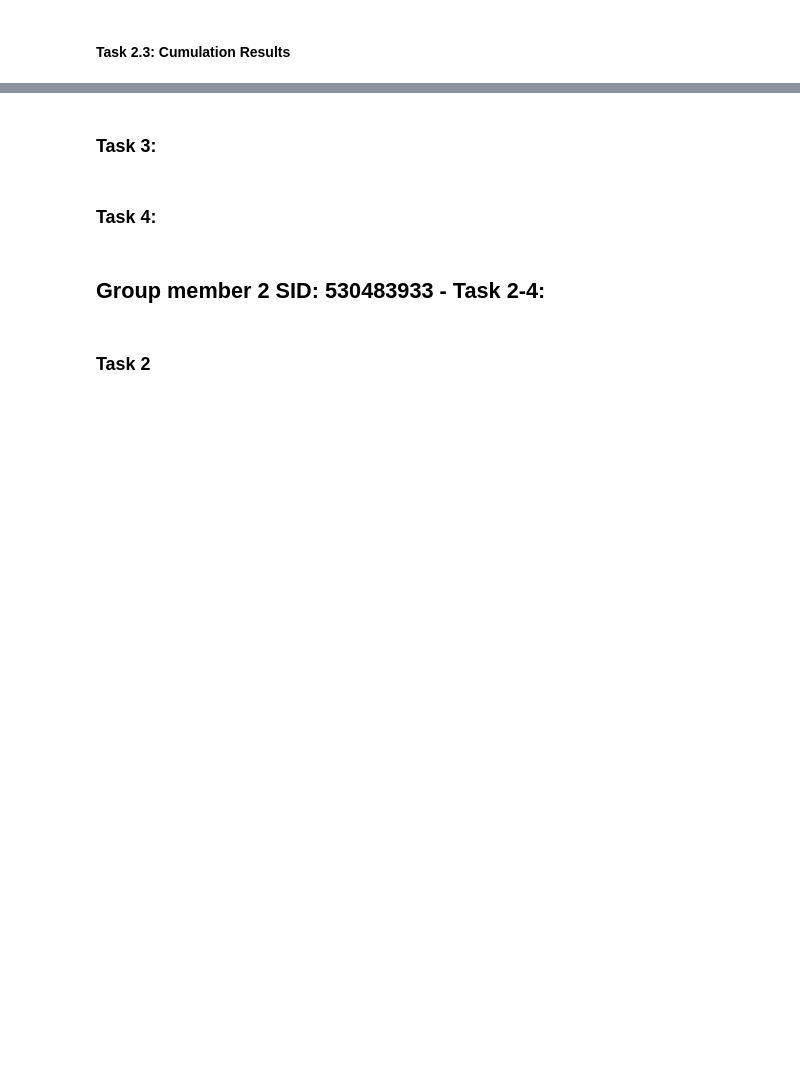
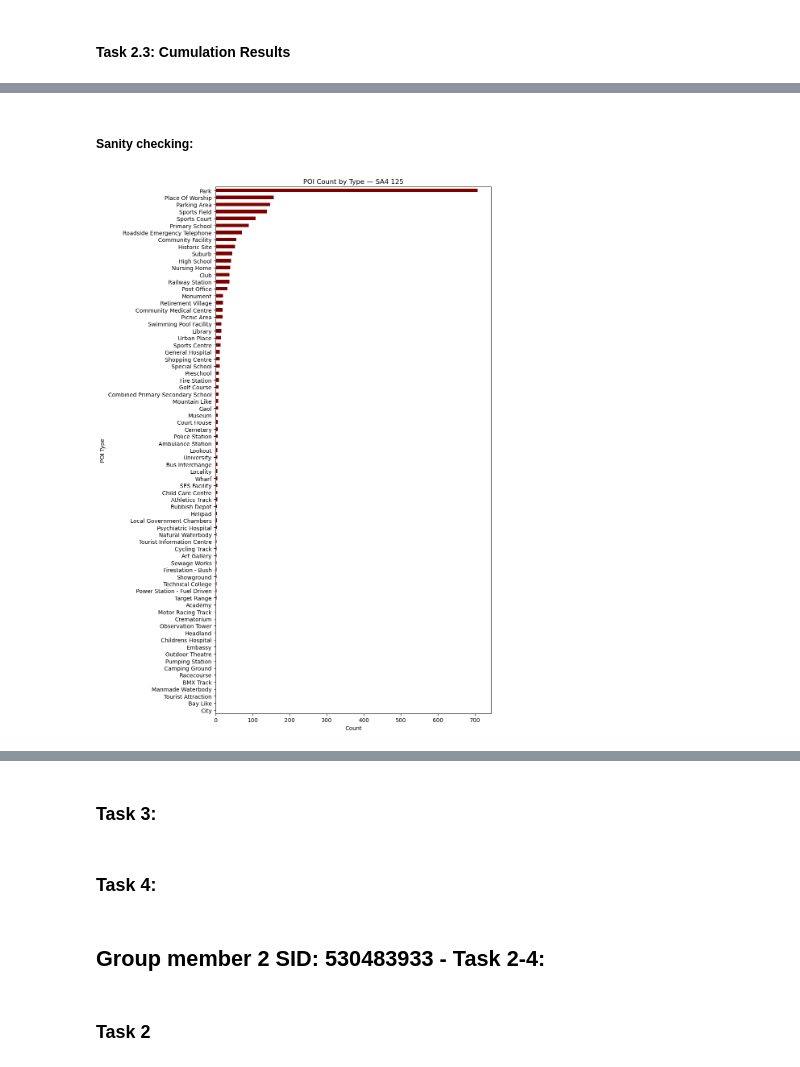
Before and after one commit to Rven66/DATA2001-Assignment_1, a Jupyter notebook: DATA2001-Assignment_1.ipynb, the cells around one changed output, grey strips where cells are left out. Cells and saved outputs as stored; diff of their text form; code cells hidden in the pictures; blank space fills up the shorter version.

```diff
--- a/DATA2001-Assignment_1.ipynb
+++ b/DATA2001-Assignment_1.ipynb
@@ -1243,2 +1249,25 @@ Total POIs collected: 4084 (before removing duplicates).
 # %%
-engine = create_engine("postgresql+psycopg2://YOUR_USER:YOUR_PASSWORD@localhost:5432/YOUR_DB")
+# Setup database connection
+engine = create_engine("postgresql+psycopg2://postgres:new_password@localhost:5432/postgres")
+
+# Convert POIs into Geo-dataframe (converts to shapely and tells it to use GPS coords
+poi_gdf = gpd.GeoDataFrame(
+    df_all_sa2_poi_125,
+    geometry=gpd.points_from_xy(df_all_sa2_poi_125["lon"], df_all_sa2_poi_125["lat"]),
+    crs="EPSG:4326"
+)
+
+# re-project EPSG:7844 to match the SA2 shape file (datasets need to be the same CRS to do spacial join)
+poi_gdf = poi_gdf.to_crs("EPSG:7844")
+sa2_my_area1 = sa2_my_area1.to_crs("EPSG:7844")
+
+# Spacial join of POIs and SA2 polys - joining rows based on geography.
+result_125 = gpd.sjoin(
+    poi_gdf,                                                # POIs as a GeoDataFrame with Point geometry
+    sa2_my_area1[["SA2_CODE21", "SA2_NAME21", "geometry"]], # SA2 polygons, retaining three columns
+    how="inner",                                            # keeps only the POIs that fall inside an SA2 poly
+    predicate="within"                                      # POI must be STRICTLY inside the polygon
+)
+
+# Drop any dups in the results
+result_125 = result_125.drop_duplicates(subset=["objectid", "SA2_CODE21"])
@@ -1244,0 +1324,23 @@ engine = create_engine("postgresql+psycopg2://YOUR_USER:YOUR_PASSWORD@localhost:
+# %% [markdown]
+##### Sanity checking:
+# %%
+df = pd.read_sql("""
+    SELECT poitype, COUNT(poitype) as count
+    FROM assignment1.poi_sa4_125
+    GROUP BY poitype
+    HAVING count(poitype) > 0
+    ORDER BY COUNT(poitype) DESC
+""", engine)
+
+df.plot.barh(
+    x="poitype", y="count", legend=False,
+    figsize=(10, 14), color="maroon"
+)
+plt.title("POI Count by Type — SA4 125")
+plt.xlabel("Count")
+plt.ylabel("POI Type")
+plt.gca().invert_yaxis()
+plt.tight_layout()
+plt.show()
+# %% [output]
+[figure, added]
```
Also changed, not shown: parts of 14 cells of this notebook, 1 other file.
